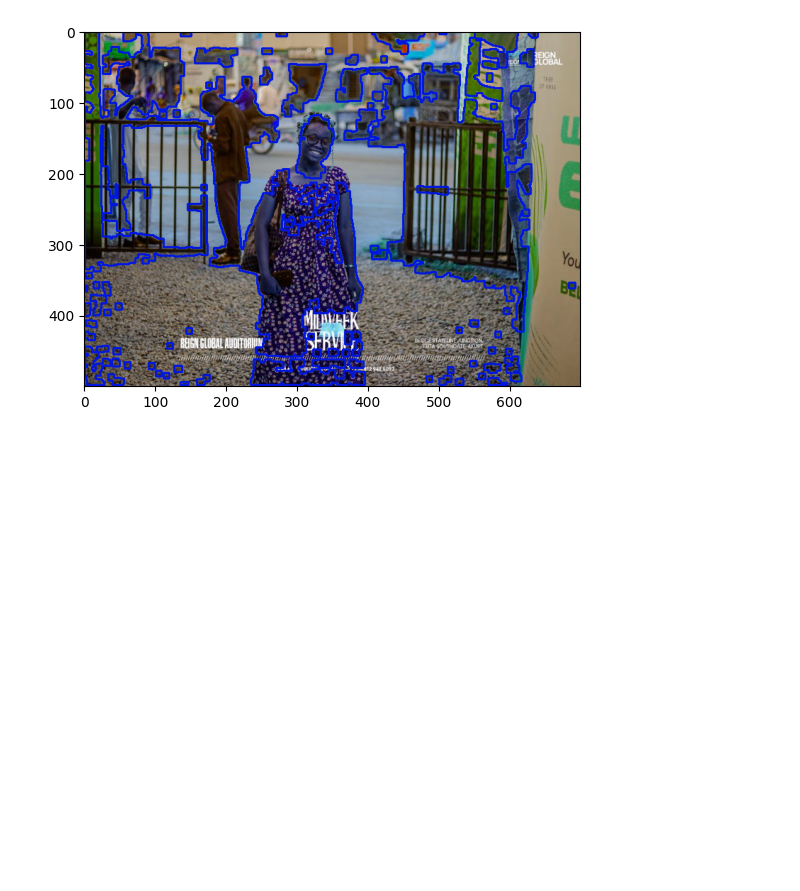
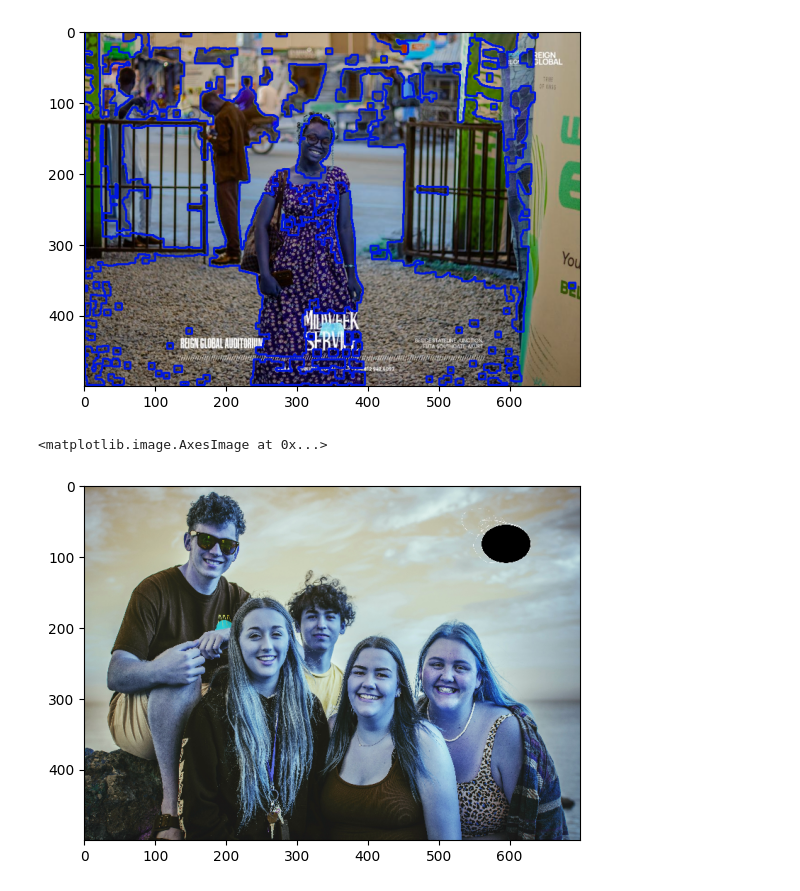
Before and after one commit to FavourTy/DSN-Computer-Vision-Journey, a Jupyter notebook: image_preprocessing_technique/notebook/image_preprocessing.ipynb, the cells around one changed output. Saved outputs shown, nothing was run; the diff lists cells and outputs as text; code cells hidden in the pictures; blank space fills up the shorter version.

Commit message:
add: image restoration and inpainting

```diff
--- a/image_preprocessing_technique/notebook/image_preprocessing.ipynb
+++ b/image_preprocessing_technique/notebook/image_preprocessing.ipynb
@@ -190,3 +190,11 @@ for label in labels[2:]:
 # %% [output]
 [figure]
 [figure]
+# %%
+#image restoration and image inpainting
+img = cv.imread('../assets/pratice.jpg')
+damaged_img = cv.resize(img, (700, 500))
+plt.imshow(damaged_img)
+# %% [output]
+<matplotlib.image.AxesImage at 0x...>
+[figure, added]
```
Also changed, not shown: parts of 2 cells of this notebook, 3 other files.
